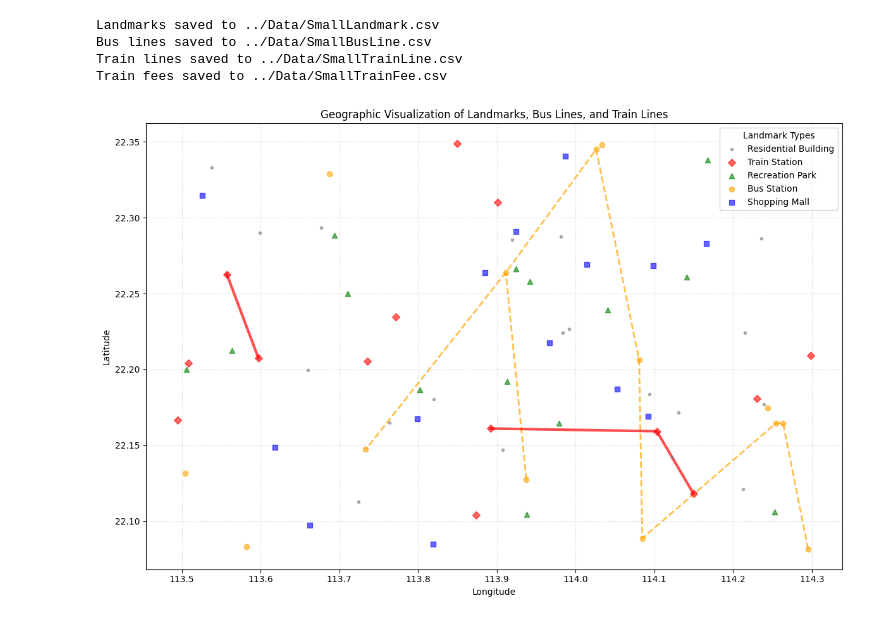
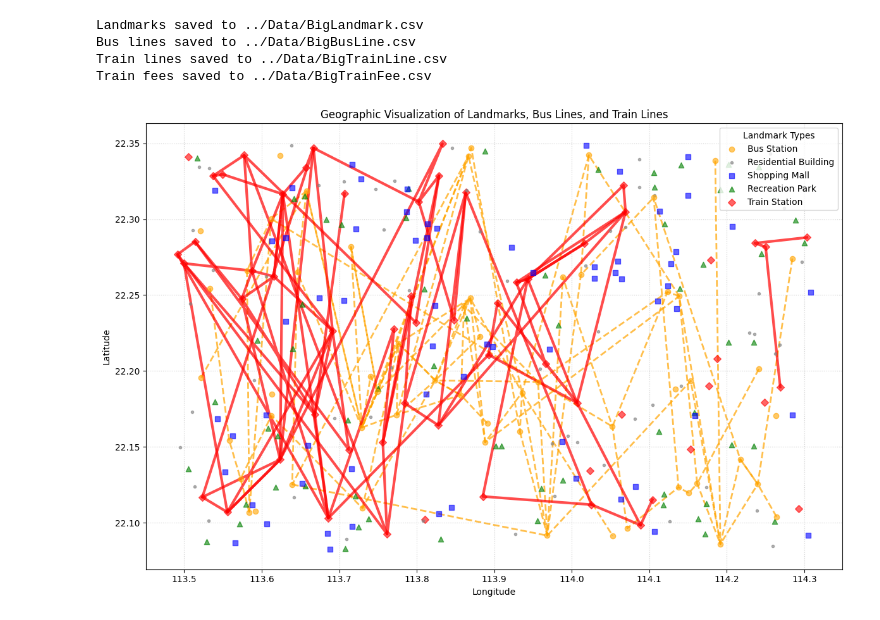
Before and after one commit to Pui-Hei/COMP1110_TransportationCostProject, a Jupyter notebook: Python_Container/PythonFiles/Scripts/DataCreator.ipynb, the cells around one changed output. Saved outputs shown, nothing was run; the diff lists cells and outputs as text; code cells hidden in the pictures.

```diff
--- a/Python_Container/PythonFiles/Scripts/DataCreator.ipynb
+++ b/Python_Container/PythonFiles/Scripts/DataCreator.ipynb
@@ -301,16 +301,16 @@ def visualize_transport_network(list_of_landmarks, bus_lines_path="../Data/Defau
 #create_random_list_of_bus_lines(landmarks, 10)
 #create_random_list_of_train_lines(landmarks, 5)
 # %%
-landmarks = create_random_list_of_landmarks(75, "../Data/SmallLandmark.csv")
-create_random_list_of_bus_lines(landmarks, 2, "../Data/SmallBusLine.csv")
-create_random_list_of_train_lines(landmarks, 2, "../Data/SmallTrainLine.csv", "../Data/SmallTrainFee.csv")
+landmarks = create_random_list_of_landmarks(300, "../Data/BigLandmark.csv")
+create_random_list_of_bus_lines(landmarks, 15, "../Data/BigBusLine.csv")
+create_random_list_of_train_lines(landmarks, 10, "../Data/BigTrainLine.csv", "../Data/BigTrainFee.csv")
 # %% [output]
-Landmarks saved to ../Data/SmallLandmark.csv
-Bus lines saved to ../Data/SmallBusLine.csv
-Train lines saved to ../Data/SmallTrainLine.csv
-Train fees saved to ../Data/SmallTrainFee.csv
+Landmarks saved to ../Data/BigLandmark.csv
+Bus lines saved to ../Data/BigBusLine.csv
+Train lines saved to ../Data/BigTrainLine.csv
+Train fees saved to ../Data/BigTrainFee.csv
 # %%
 #Please Install Matplot lib before using this function.
-visualize_transport_network(landmarks, "../Data/SmallBusLine.csv", "../Data/SmallTrainLine.csv")
+visualize_transport_network(landmarks, "../Data/BigBusLine.csv", "../Data/BigTrainLine.csv")
 # %% [output]
-[figure, old version]
+[figure, new version]
```
Also changed, not shown: parts of 1 cell of this notebook, 7 other files.
